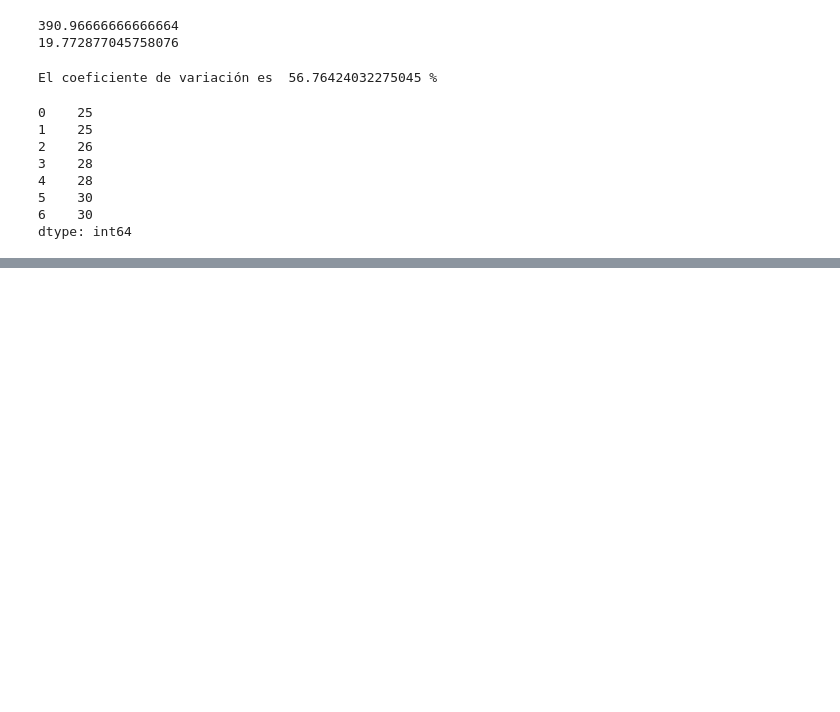
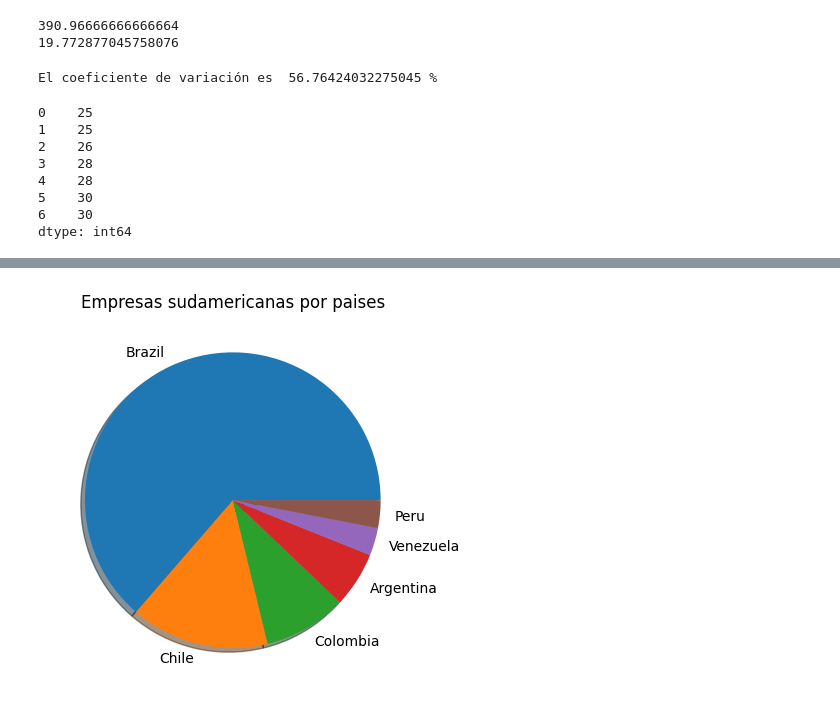
Before and after one commit to julihdez36/Toma_de_decisiones, a Jupyter notebook: sesion2.ipynb, the cells around one changed output, grey strips where cells are left out. Cells and saved outputs as stored; diff of their text form; code cells hidden in the pictures; blank space fills up the shorter version.

```diff
--- a/sesion2.ipynb
+++ b/sesion2.ipynb
@@ -547,0 +730,9 @@ dtype: float64
+# %%
+# Gráficos de sectores
+# Gráfico de torta
+
+plt.pie(freq_suda.values, labels= freq_suda.index,shadow= True)
+plt.title('Empresas sudamericanas por paises')
+plt.show()
+# %% [output]
+[figure, added]
```
Also changed, not shown: parts of 41 cells of this notebook.
